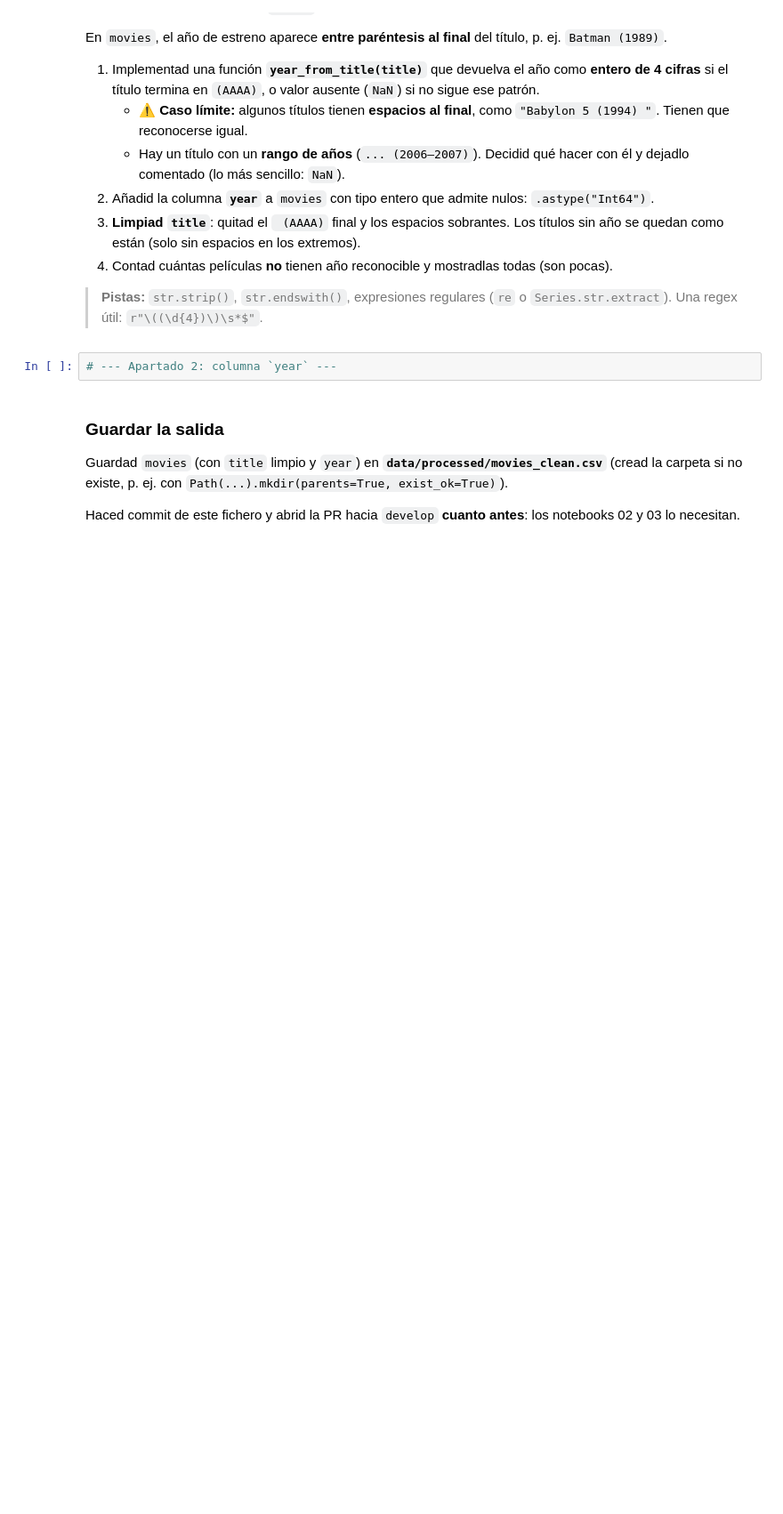
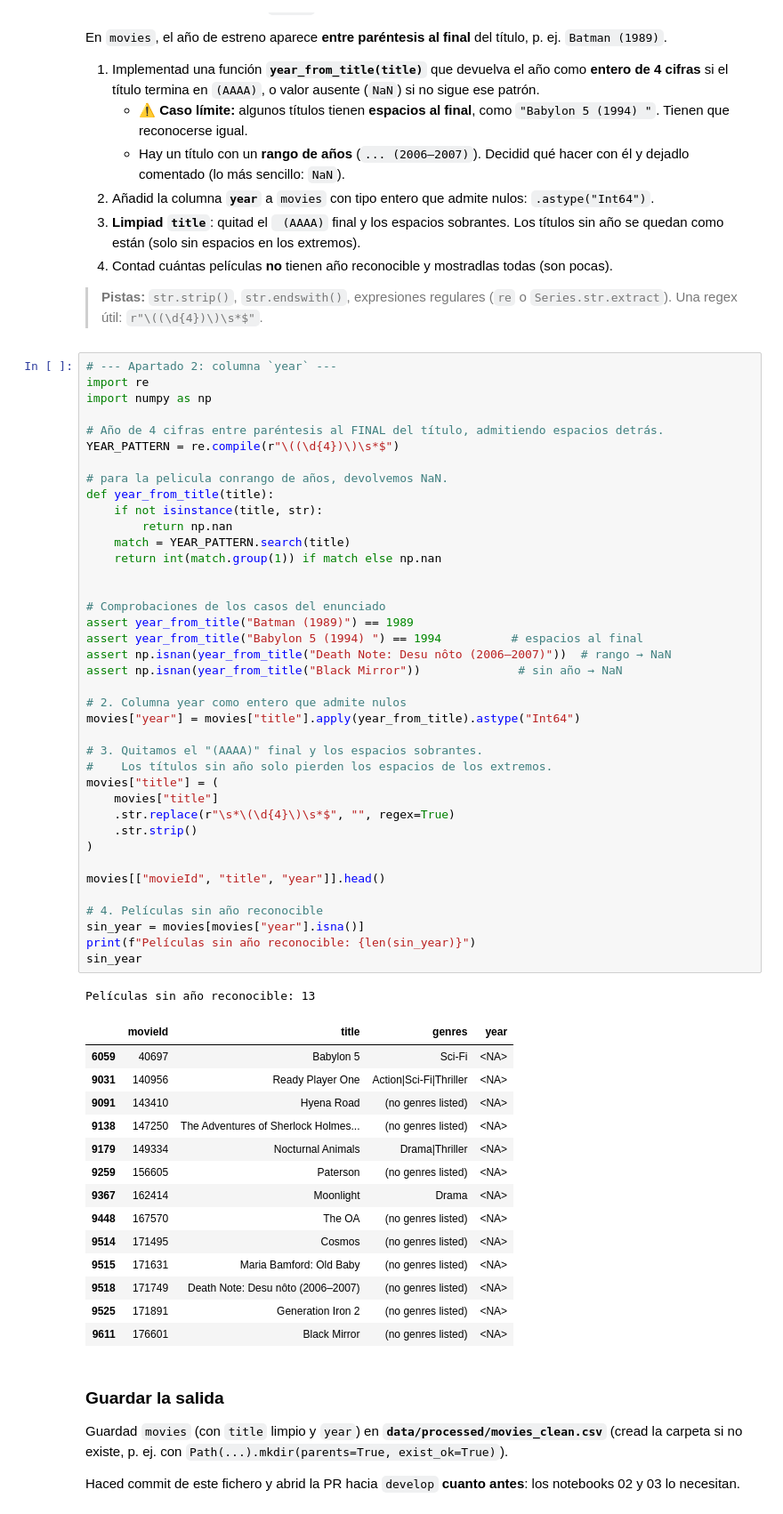
Before and after one commit to dgilrom/tc-catalogo-peliculas-g6, a Jupyter notebook: 01_ingesta_limpieza.ipynb, the cells around one changed output. Shown at 89% size. Drawn from its saved outputs; the diff is of its cells as text; blank space fills up the shorter version.

Commit message:
feat(01): apartado 2, columna year desde el título

```diff
--- a/01_ingesta_limpieza.ipynb
+++ b/01_ingesta_limpieza.ipynb
@@ -144,6 +144,59 @@ En `movies`, el año de estreno aparece **entre paréntesis al final** del títu
 > **Pistas:** `str.strip()`, `str.endswith()`, expresiones regulares (`re` o `Series.str.extract`). Una regex útil: `r"\((\d{4})\)\s*$"`.
 # %%
 # --- Apartado 2: columna `year` ---
+import re
+import numpy as np
+
+# Año de 4 cifras entre paréntesis al FINAL del título, admitiendo espacios detrás.
+YEAR_PATTERN = re.compile(r"\((\d{4})\)\s*$")
+
+# para la pelicula conrango de años, devolvemos NaN.
+def year_from_title(title):
+    if not isinstance(title, str):
+        return np.nan
+    match = YEAR_PATTERN.search(title)
+    return int(match.group(1)) if match else np.nan
+
+
+# Comprobaciones de los casos del enunciado
+assert year_from_title("Batman (1989)") == 1989
+assert year_from_title("Babylon 5 (1994) ") == 1994          # espacios al final
+assert np.isnan(year_from_title("Death Note: Desu nôto (2006–2007)"))  # rango → NaN
+assert np.isnan(year_from_title("Black Mirror"))              # sin año → NaN
+
+# 2. Columna year como entero que admite nulos
+movies["year"] = movies["title"].apply(year_from_title).astype("Int64")
+
+# 3. Quitamos el "(AAAA)" final y los espacios sobrantes.
+#    Los títulos sin año solo pierden los espacios de los extremos.
+movies["title"] = (
+    movies["title"]
+    .str.replace(r"\s*\(\d{4}\)\s*$", "", regex=True)
+    .str.strip()
+)
+
+movies[["movieId", "title", "year"]].head()
+
+# 4. Películas sin año reconocible
+sin_year = movies[movies["year"].isna()]
+print(f"Películas sin año reconocible: {len(sin_year)}")
+sin_year
+# %% [output]
+Películas sin año reconocible: 13
+|  | movieId | title | genres | year |
+| 6059 | 40697 | Babylon 5 | Sci-Fi | <NA> |
+| 9031 | 140956 | Ready Player One | Action|Sci-Fi|Thriller | <NA> |
+| 9091 | 143410 | Hyena Road | (no genres listed) | <NA> |
+| 9138 | 147250 | The Adventures of Sherlock Holmes... | (no genres listed) | <NA> |
+| 9179 | 149334 | Nocturnal Animals | Drama|Thriller | <NA> |
+| 9259 | 156605 | Paterson | (no genres listed) | <NA> |
+| 9367 | 162414 | Moonlight | Drama | <NA> |
+| 9448 | 167570 | The OA | (no genres listed) | <NA> |
+| 9514 | 171495 | Cosmos | (no genres listed) | <NA> |
+| 9515 | 171631 | Maria Bamford: Old Baby | (no genres listed) | <NA> |
+| 9518 | 171749 | Death Note: Desu nôto (2006–2007) | (no genres listed) | <NA> |
+| 9525 | 171891 | Generation Iron 2 | (no genres listed) | <NA> |
+| 9611 | 176601 | Black Mirror | (no genres listed) | <NA> |
 # %% [markdown]
 ### Guardar la salida
 
```
